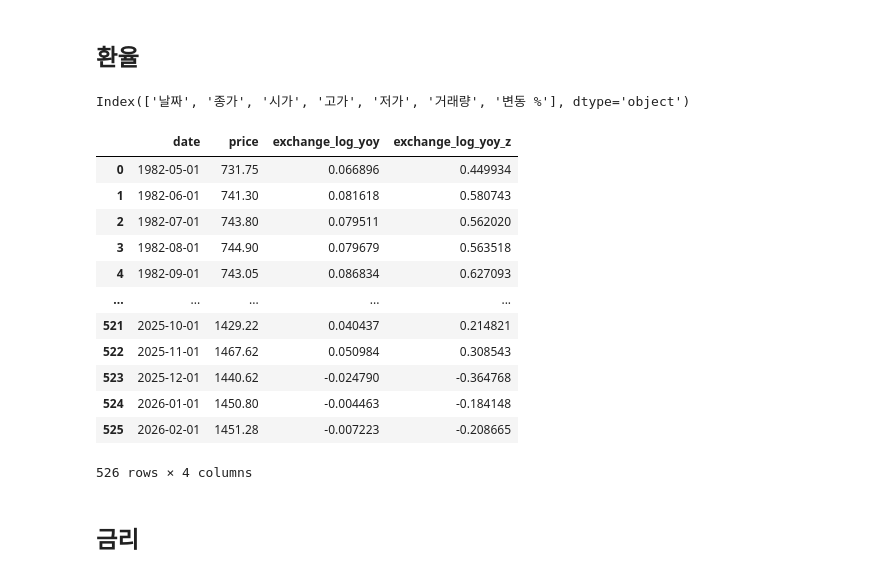
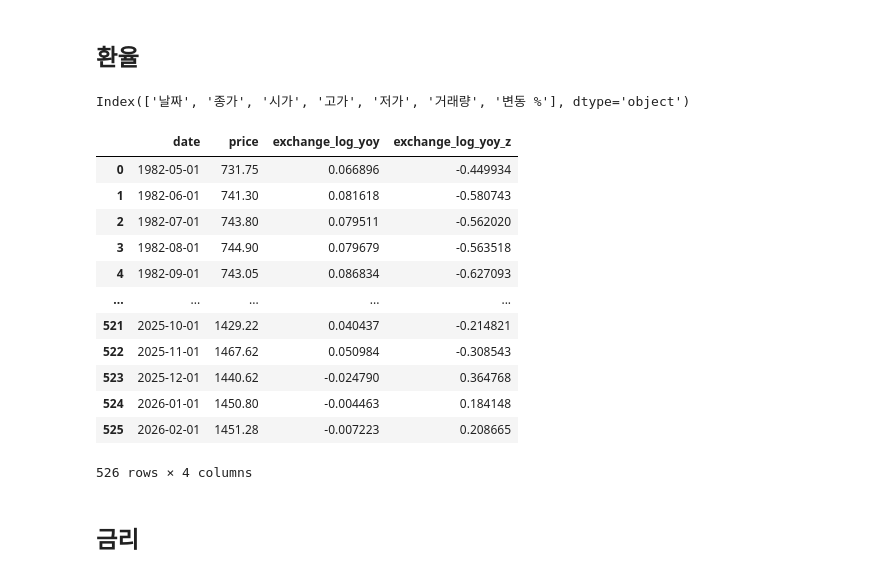
Before and after one commit to yoonsung1/final-project, a Jupyter notebook: 윤성/디커플링 지수 계산.ipynb, the cells around one changed output. Drawn from its saved outputs; the diff is of its cells as text; code cells hidden in the pictures.

```diff
--- a/윤성/디커플링 지수 계산.ipynb
+++ b/윤성/디커플링 지수 계산.ipynb
@@ -284,45 +364,46 @@ else:
     raise ValueError("가격 컬럼 이름 확인 필요")
 
 df['price'] = (
     df[price_col]
       .astype(str)
       .str.replace(',', '', regex=False)
       .astype(float)
 )
 
 # 4️⃣ 월별 데이터인지 확인
 # 일별이면 월말 기준으로 리샘플링
 if df['date'].diff().dt.days.median() < 25:
     df = df.set_index('date').resample('M').last().reset_index()
 
 # 5️⃣ 12개월 로그변화율
 df['exchange_log_yoy'] = np.log(df['price']).diff(12)
 
 # 6️⃣ z-score 계산
 mu = df['exchange_log_yoy'].mean(skipna=True)
 sd = df['exchange_log_yoy'].std(skipna=True, ddof=0)
 
 df['exchange_log_yoy_z'] = (df['exchange_log_yoy'] - mu) / sd
+df['exchange_log_yoy_z'] = -df['exchange_log_yoy_z']
 
 # 7️⃣ 결과
 result = df[['date', 'price', 'exchange_log_yoy', 'exchange_log_yoy_z']].dropna().reset_index(drop=True)
 result.head(10)
-result.to_csv('data/금융지표/환율.csv')
+result.to_csv('data/금융지표/환율.csv',encoding='utf-8-sig')
 result
 # %% [output]
 Index(['날짜', '종가', '시가', '고가', '저가', '거래량', '변동 %'], dtype='object')
 |  | date | price | exchange_log_yoy | exchange_log_yoy_z |
-| 0 | 1982-05-01 | 731.75 | 0.066896 | 0.449934 |
-| 1 | 1982-06-01 | 741.30 | 0.081618 | 0.580743 |
-| 2 | 1982-07-01 | 743.80 | 0.079511 | 0.562020 |
-| 3 | 1982-08-01 | 744.90 | 0.079679 | 0.563518 |
-| 4 | 1982-09-01 | 743.05 | 0.086834 | 0.627093 |
+| 0 | 1982-05-01 | 731.75 | 0.066896 | -0.449934 |
+| 1 | 1982-06-01 | 741.30 | 0.081618 | -0.580743 |
+| 2 | 1982-07-01 | 743.80 | 0.079511 | -0.562020 |
+| 3 | 1982-08-01 | 744.90 | 0.079679 | -0.563518 |
+| 4 | 1982-09-01 | 743.05 | 0.086834 | -0.627093 |
 | ... | ... | ... | ... | ... |
-| 521 | 2025-10-01 | 1429.22 | 0.040437 | 0.214821 |
-| 522 | 2025-11-01 | 1467.62 | 0.050984 | 0.308543 |
-| 523 | 2025-12-01 | 1440.62 | -0.024790 | -0.364768 |
-| 524 | 2026-01-01 | 1450.80 | -0.004463 | -0.184148 |
-| 525 | 2026-02-01 | 1451.28 | -0.007223 | -0.208665 |
+| 521 | 2025-10-01 | 1429.22 | 0.040437 | -0.214821 |
+| 522 | 2025-11-01 | 1467.62 | 0.050984 | -0.308543 |
+| 523 | 2025-12-01 | 1440.62 | -0.024790 | 0.364768 |
+| 524 | 2026-01-01 | 1450.80 | -0.004463 | 0.184148 |
+| 525 | 2026-02-01 | 1451.28 | -0.007223 | 0.208665 |
 526 rows × 4 columns
 # %% [markdown]
 ## 금리
```
Also changed, not shown: parts of 16 cells of this notebook, 13 other files.
